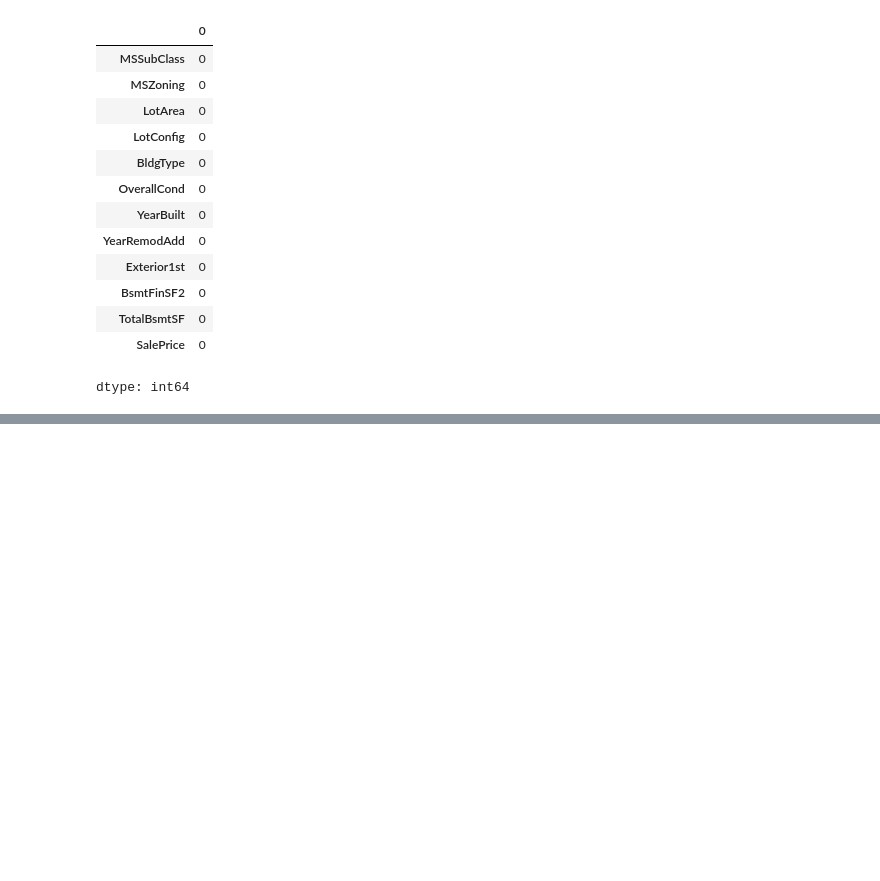
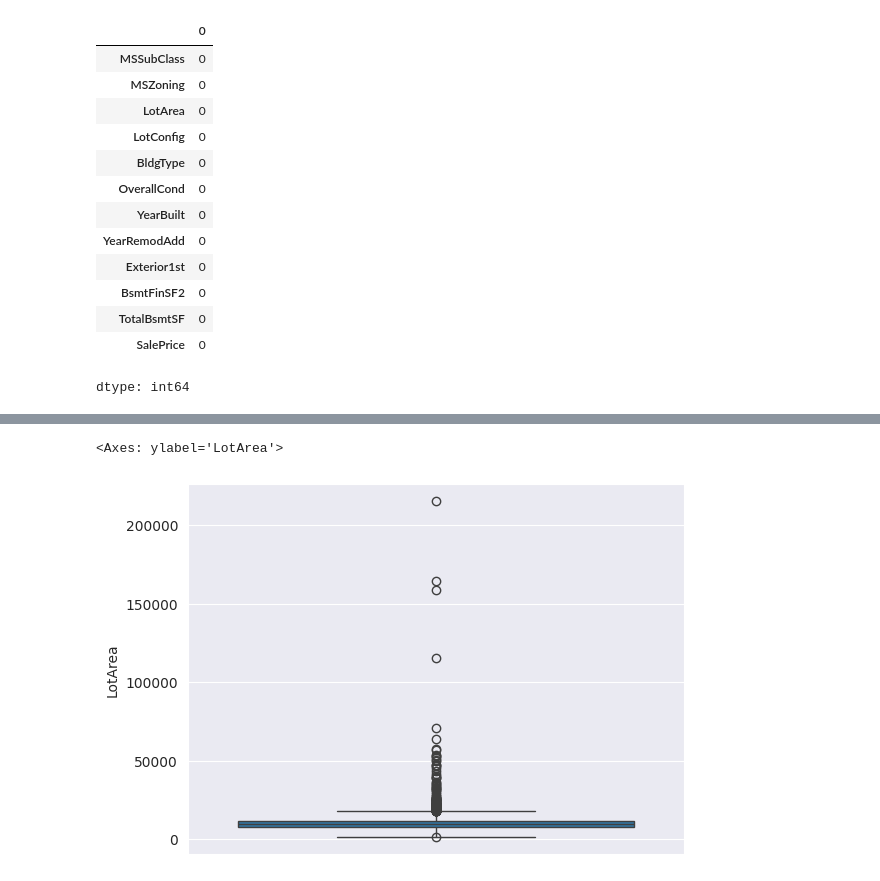
Before and after one commit to StormAbishek/House-Price-Prediction, a Jupyter notebook: House_Price_Prediction.ipynb, the cells around one changed output, grey strips where cells are left out. Saved outputs shown, nothing was run; the diff lists cells and outputs as text; code cells hidden in the pictures; blank space fills up the shorter version.

```diff
--- a/House_Price_Prediction.ipynb
+++ b/House_Price_Prediction.ipynb
@@ -106,0 +110,7 @@ df.describe()
+# %%
+sns.set_style('darkgrid')
+# %%
+sns.boxplot(df, y = 'LotArea')
+# %% [output]
+<Axes: ylabel='LotArea'>
+[figure, added]
```
Also changed, not shown: parts of 12 cells of this notebook.
